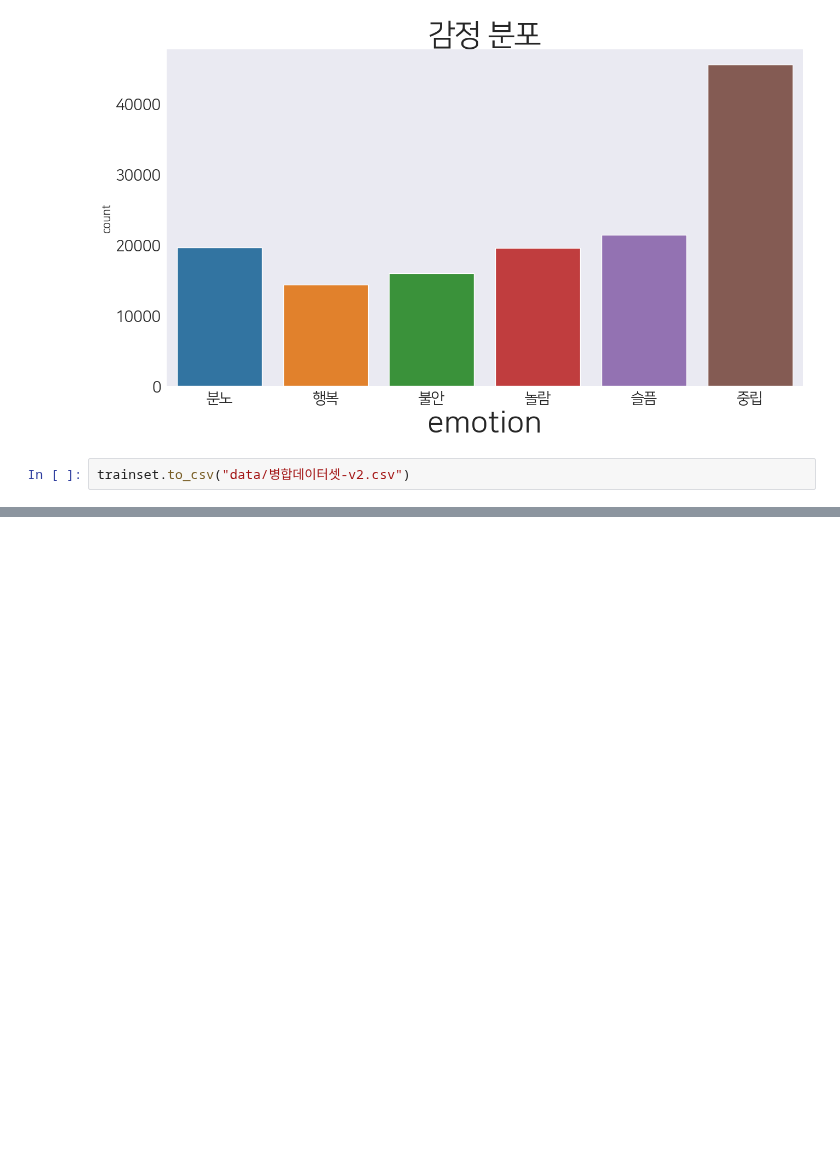
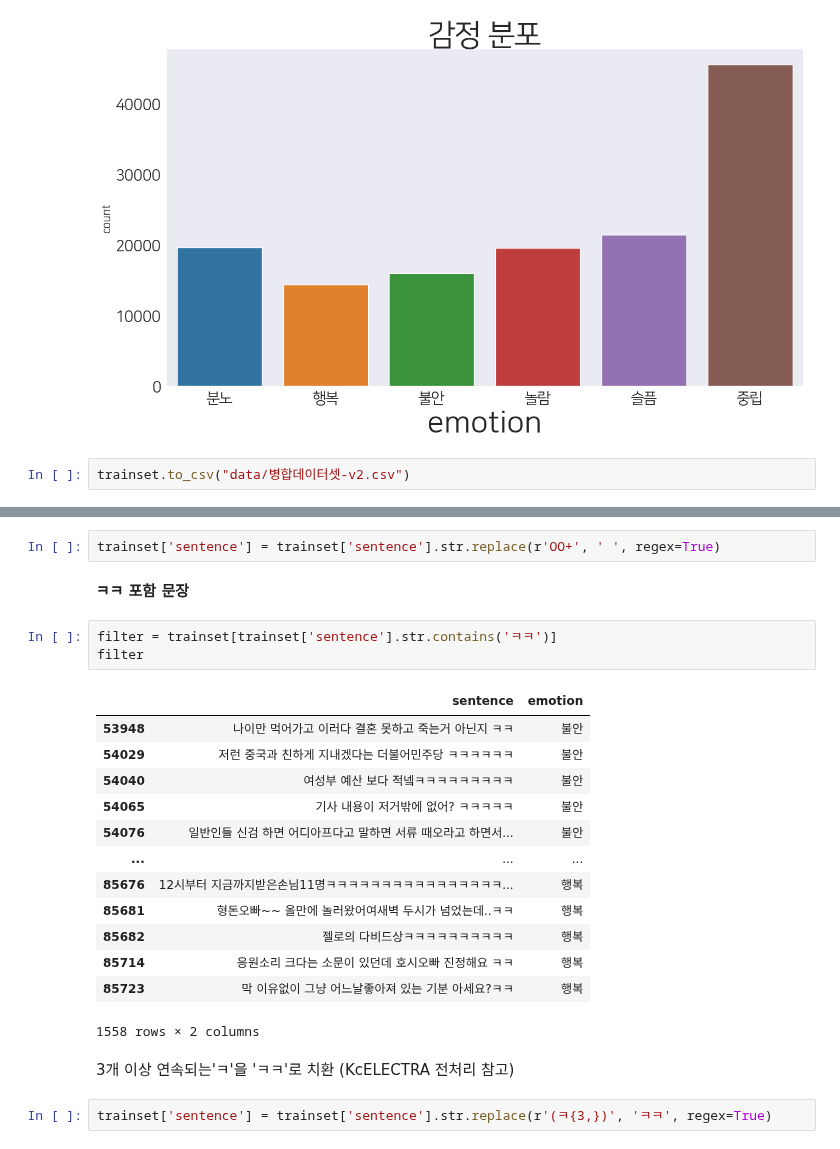
Before and after one commit to Bongwoo2lee/floread, a Jupyter notebook: sentiment-analysis/EDA.ipynb, the cells around one changed output, grey strips where cells are left out. Drawn from its saved outputs; the diff is of its cells as text; blank space fills up the shorter version.

```diff
--- a/sentiment-analysis/EDA.ipynb
+++ b/sentiment-analysis/EDA.ipynb
@@ -736,0 +770,25 @@ trainset.to_csv("data/병합데이터셋-v2.csv")
+# %%
+trainset['sentence'] = trainset['sentence'].str.replace(r'OO+', ' ', regex=True)
+# %% [markdown]
+__ㅋㅋ 포함 문장__
+# %%
+filter = trainset[trainset['sentence'].str.contains('ㅋㅋ')]
+filter
+# %% [output]
+|  | sentence | emotion |
+| 53948 | 나이만 먹어가고 이러다 결혼 못하고 죽는거 아닌지 ㅋㅋ | 불안 |
+| 54029 | 저런 중국과 친하게 지내겠다는 더불어민주당 ㅋㅋㅋㅋㅋㅋ | 불안 |
+| 54040 | 여성부 예산 보다 적넼ㅋㅋㅋㅋㅋㅋㅋㅋㅋ | 불안 |
+| 54065 | 기사 내용이 저거밖에 없어? ㅋㅋㅋㅋㅋ | 불안 |
+| 54076 | 일반인들 신검 하면 어디아프다고 말하면 서류 때오라고 하면서... | 불안 |
+| ... | ... | ... |
+| 85676 | 12시부터 지금까지받은손님11명ㅋㅋㅋㅋㅋㅋㅋㅋㅋㅋㅋㅋㅋㅋㅋㅋ... | 행복 |
+| 85681 | 형돈오빠~~ 올만에 놀러왔어여새벽 두시가 넘었는데..ㅋㅋ | 행복 |
+| 85682 | 젤로의 다비드상ㅋㅋㅋㅋㅋㅋㅋㅋㅋㅋ | 행복 |
+| 85714 | 응원소리 크다는 소문이 있던데 호시오빠 진정해요 ㅋㅋ | 행복 |
+| 85723 | 막 이유없이 그냥 어느날좋아져 있는 기분 아세요?ㅋㅋ | 행복 |
+1558 rows × 2 columns
+# %% [markdown]
+3개 이상 연속되는'ㅋ'을 'ㅋㅋ'로 치환 (KcELECTRA 전처리 참고)
+# %%
+trainset['sentence'] = trainset['sentence'].str.replace(r'(ㅋ{3,})', 'ㅋㅋ', regex=True)
```
Also changed, not shown: parts of 20 cells of this notebook.
